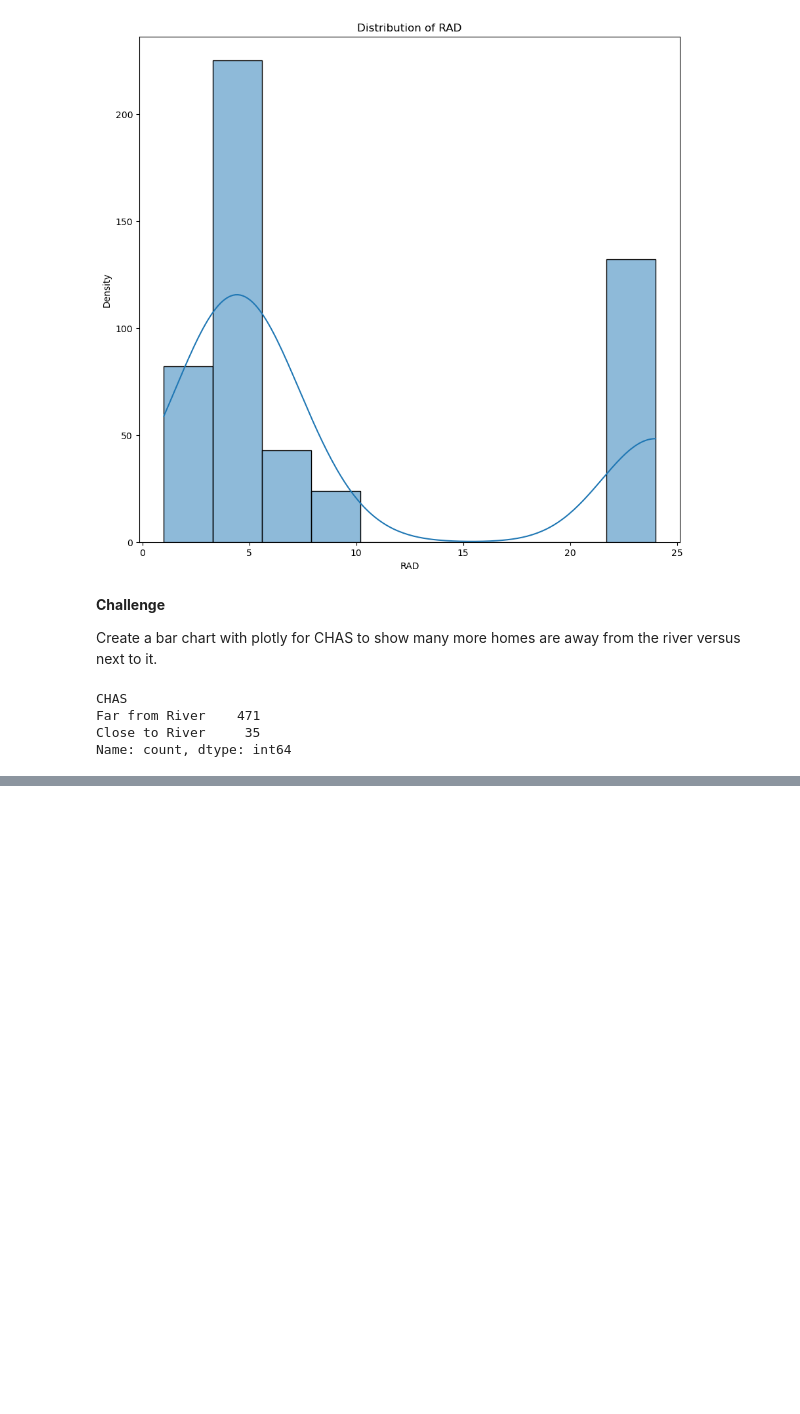
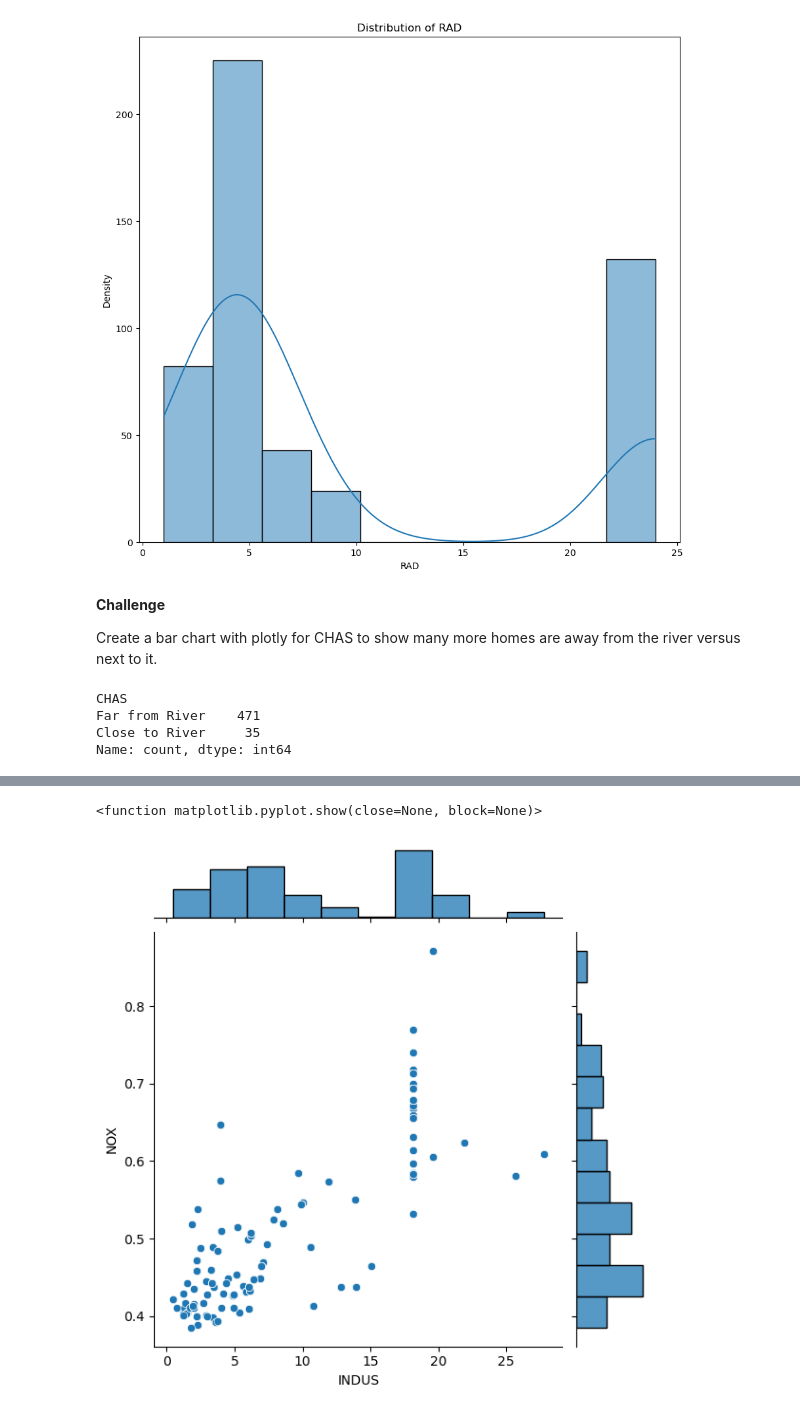
Before and after one commit to shane-221/Python_Basics, a Jupyter notebook: 09_Advanced-Data_Analysis(Pandas-Plotly-Seaborn)/81_Day_81_Multivariate_Regressions/main.ipynb, the cells around one changed output, grey strips where cells are left out. Saved outputs shown, nothing was run; the diff lists cells and outputs as text; code cells hidden in the pictures; blank space fills up the shorter version.

```diff
--- a/09_Advanced-Data_Analysis(Pandas-Plotly-Seaborn)/81_Day_81_Multivariate_Regressions/main.ipynb
+++ b/09_Advanced-Data_Analysis(Pandas-Plotly-Seaborn)/81_Day_81_Multivariate_Regressions/main.ipynb
@@ -164,0 +195,9 @@ fig.show()
+# %%
+chart = sns.jointplot(data= df,
+                      x="INDUS",
+                      y="NOX",
+                      kind= "scatter",)
+plt.show
+# %% [output]
+<function matplotlib.pyplot.show(close=None, block=None)>
+[figure, added]
```
Also changed, not shown: parts of 12 cells of this notebook.
